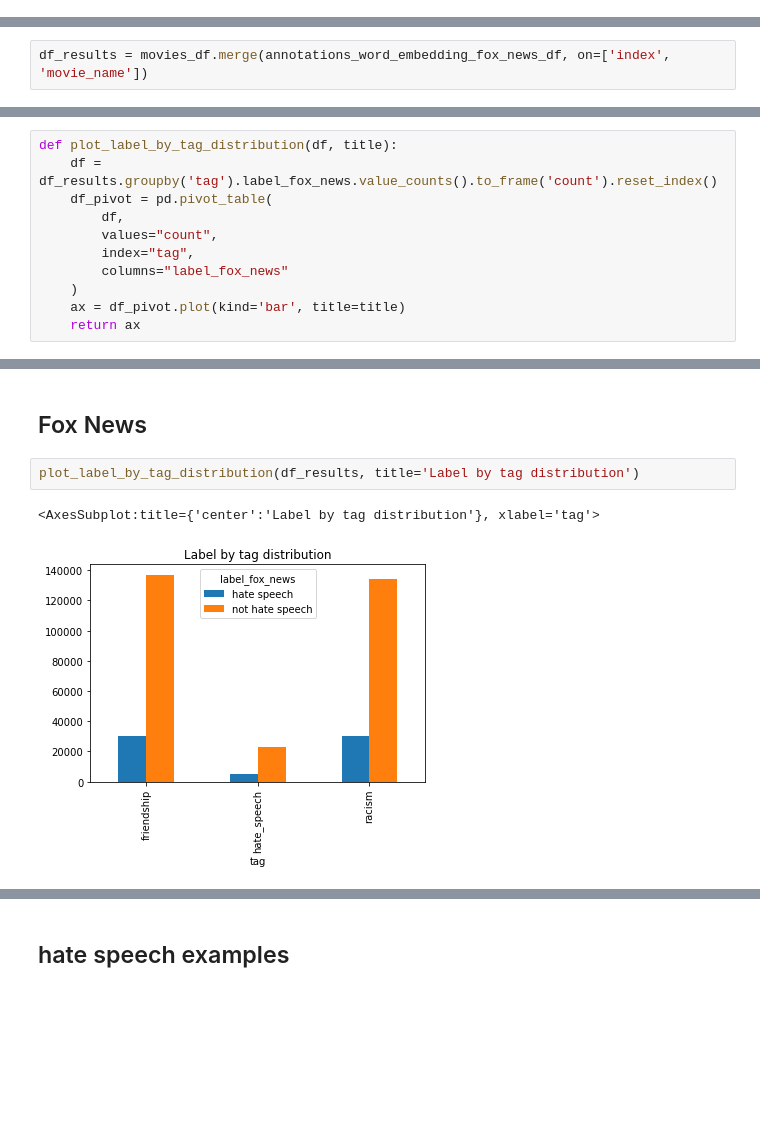
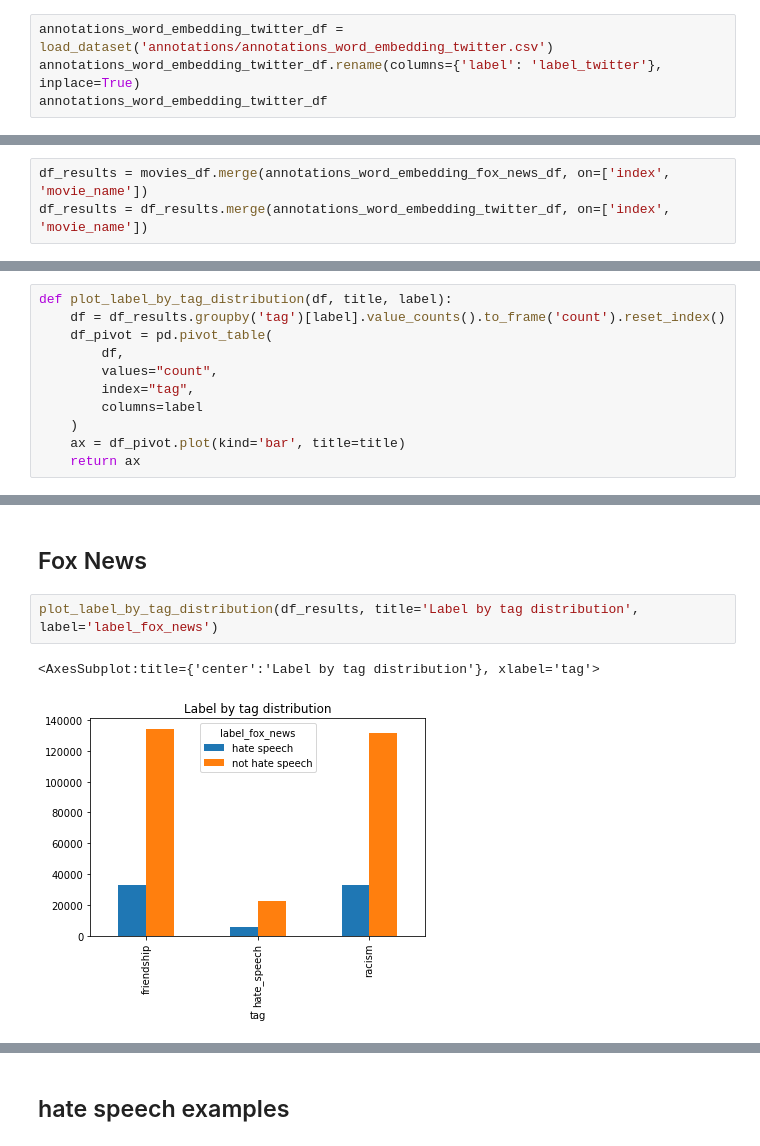
Before and after one commit to nvbogu/movie_hatespeech_detection, a Jupyter notebook: niklas_approach/putting_everything_together.ipynb, the cells around one changed output, grey strips where cells are left out. Drawn from its saved outputs; the diff is of its cells as text; blank space fills up the shorter version.

```diff
--- a/niklas_approach/putting_everything_together.ipynb
+++ b/niklas_approach/putting_everything_together.ipynb
@@ -29,0 +37,4 @@ annotations_word_embedding_fox_news_df.head()
+# %%
+annotations_word_embedding_twitter_df = load_dataset('annotations/annotations_word_embedding_twitter.csv')
+annotations_word_embedding_twitter_df.rename(columns={'label': 'label_twitter'}, inplace=True)
+annotations_word_embedding_twitter_df
@@ -31,6 +56,7 @@ annotations_word_embedding_fox_news_df.head()
 # Joining Datasets
 # %%
 df_results = movies_df.merge(annotations_word_embedding_fox_news_df, on=['index', 'movie_name'])
+df_results = df_results.merge(annotations_word_embedding_twitter_df, on=['index', 'movie_name'])
 # %%
 df_results.head()
 # %% [output]
@@ -43,13 +69,13 @@ df_results.head()
 # %% [markdown]
 ## Analyse Results
 # %%
-def plot_label_by_tag_distribution(df, title):
-    df = df_results.groupby('tag').label_fox_news.value_counts().to_frame('count').reset_index()
+def plot_label_by_tag_distribution(df, title, label):
+    df = df_results.groupby('tag')[label].value_counts().to_frame('count').reset_index()
     df_pivot = pd.pivot_table(
         df,
         values="count",
         index="tag",
-        columns="label_fox_news"
+        columns=label
     )
     ax = df_pivot.plot(kind='bar', title=title)
     return ax
@@ -71,8 +97,8 @@ def plot_label_by_tag_distribution_percentage(df, title):
 # %% [markdown]
 ## Fox News
 # %%
-plot_label_by_tag_distribution(df_results, title='Label by tag distribution')
+plot_label_by_tag_distribution(df_results, title='Label by tag distribution', label='label_fox_news')
 # %% [output]
 <AxesSubplot:title={'center':'Label by tag distribution'}, xlabel='tag'>
-[figure, old version]
+[figure, new version]
 # %%
```
Also changed, not shown: parts of 17 cells of this notebook, 6 other files.
